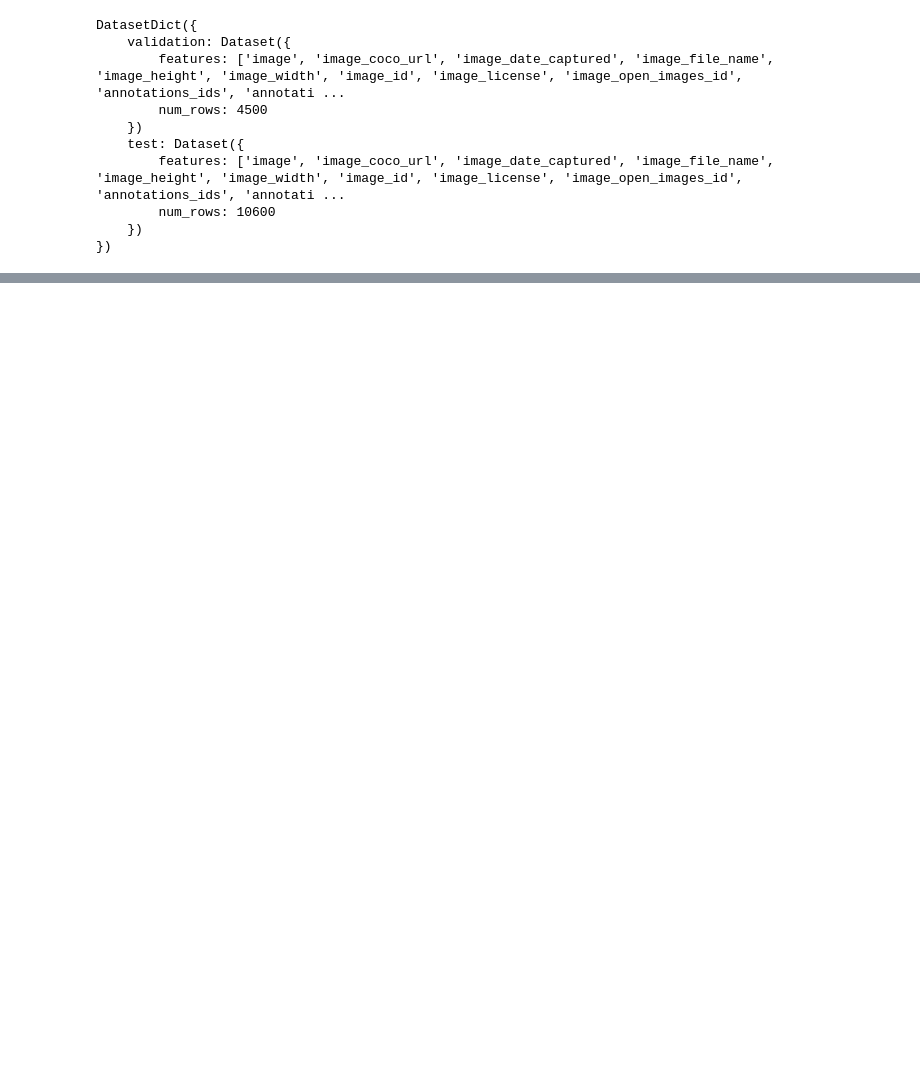
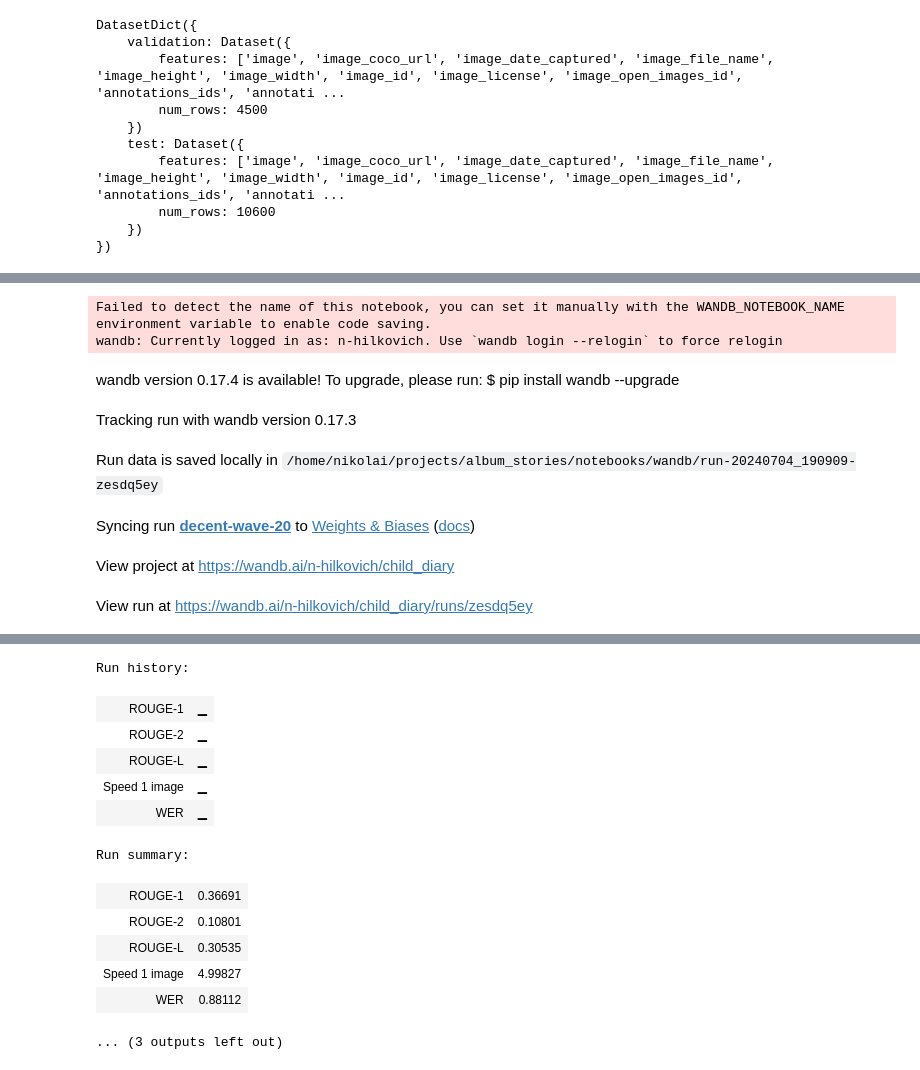
Before and after one commit to hilkovich/children_diary, a Jupyter notebook: notebooks/img_train.ipynb, the cells around one changed output, grey strips where cells are left out. Cells and saved outputs as stored; diff of their text form; code cells hidden in the pictures; blank space fills up the shorter version.

Commit message:
Проведение дообучения простой модели с логированием метрик в wandb

```diff
--- a/notebooks/img_train.ipynb
+++ b/notebooks/img_train.ipynb
@@ -217,0 +262,65 @@ View run at https://wandb.ai/n-hilkovich/huggingface/runs/sx4qts5y
+# %%
+# Функция расчета метрики ROUGE
+def metric_rouge(predicted_captions, reference_captions):
+    rouge = load("rouge")
+    rouge_avg = rouge.compute(
+        predictions=predicted_captions, references=reference_captions
+    )
+
+    return rouge_avg
+# %%
+# Функция расчета метрики WER
+def metric_wer(predicted_captions, reference_captions):
+    wer = load("wer")
+    wer_avg = wer.compute(predictions=predicted_captions, references=reference_captions)
+
+    return wer_avg
+# %%
+# Дообученная (простая) модель генерации описания изображений
+model_name = "models/git-base-train"
+
+wandb.init(project="child_diary", group=model_name, job_type="train")
+
+# Загрузка модели генерации описаний изображений
+processor = AutoProcessor.from_pretrained(model_name)
+model = AutoModelForCausalLM.from_pretrained(model_name)
+
+predicted_captions = []
+reference_captions = []
+
+start_time = time()
+
+# Выполнение предсказания модели
+for image, captions in ds_sin:
+    pixel_values = processor(images=image, return_tensors="pt").pixel_values
+    generated_ids = model.generate(pixel_values=pixel_values, max_length=50)
+    pred_caption = processor.batch_decode(generated_ids, skip_special_tokens=True)[0]
+
+    predicted_captions.append(pred_caption)
+    reference_captions.append(captions)
+
+end_time = time()
+
+rouge_result = metric_rouge(predicted_captions, reference_captions)
+
+wandb.log(
+    {
+        "METEOR": metric_meteor(predicted_captions, reference_captions),
+        "ROUGE-1": rouge_result["rouge1"],
+        "ROUGE-2": rouge_result["rouge2"],
+        "ROUGE-L": rouge_result["rougeL"],
+        "WER": metric_wer(predicted_captions, reference_captions),
+        "Speed 1 image": (end_time - start_time) / len(ds_sin),
+    }
+)
+
+wandb.finish()
+# %% [output]
+Failed to detect the name of this notebook, you can set it manually with the WANDB_NOTEBOOK_NAME environment variable to enable code saving.
+wandb: Currently logged in as: n-hilkovich. Use `wandb login --relogin` to force relogin
+wandb version 0.17.4 is available! To upgrade, please run: $ pip install wandb --upgrade
+Tracking run with wandb version 0.17.3
+Run data is saved locally in /home/nikolai/projects/album_stories/notebooks/wandb/run-20240704_190909-zesdq5ey
+Syncing run decent-wave-20 to Weights & Biases (docs)
+View project at https://wandb.ai/n-hilkovich/child_diary
+View run at https://wandb.ai/n-hilkovich/child_diary/runs/zesdq5ey
@@ -217,0 +333,13 @@ View run at https://wandb.ai/n-hilkovich/huggingface/runs/sx4qts5y
+Run history:
+| ROUGE-1 | ▁ |
+| ROUGE-2 | ▁ |
+| ROUGE-L | ▁ |
+| Speed 1 image | ▁ |
+| WER | ▁ |
+Run summary:
+| ROUGE-1 | 0.36691 |
+| ROUGE-2 | 0.10801 |
+| ROUGE-L | 0.30535 |
+| Speed 1 image | 4.99827 |
+| WER | 0.88112 |
+... (3 outputs left out)
```
Also changed, not shown: parts of 22 cells of this notebook, 2 other files.
